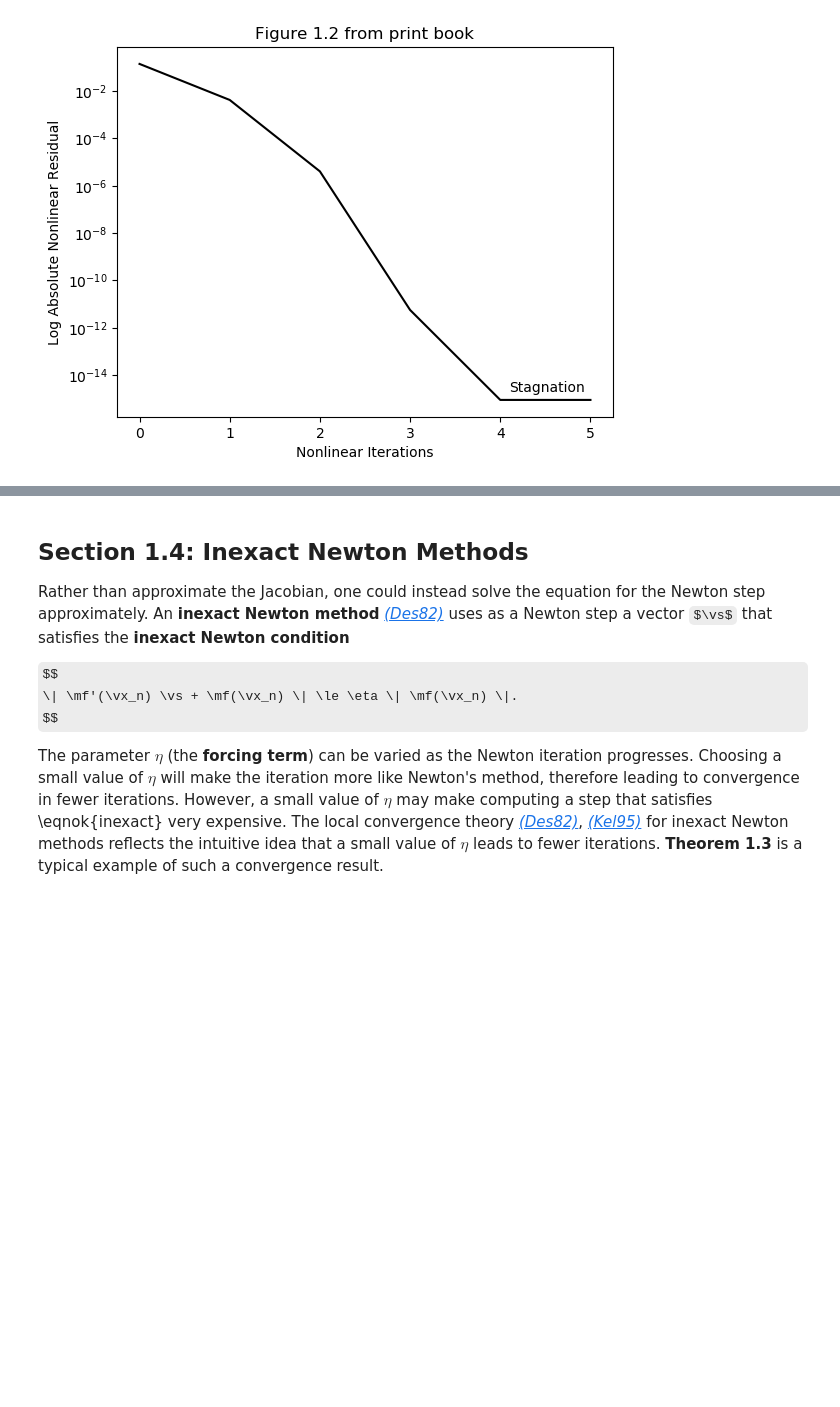
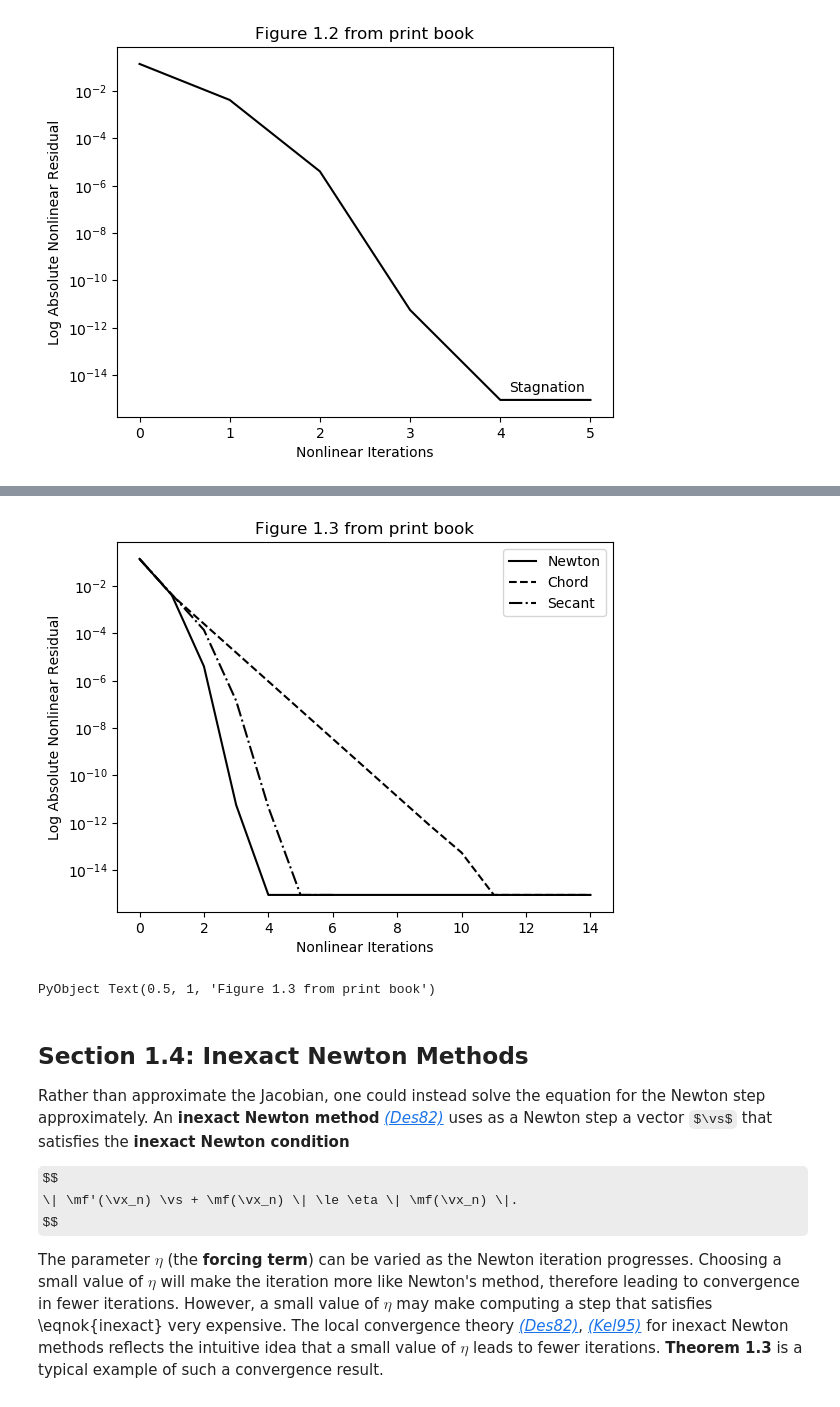
Before and after one commit to ctkelley/NotebookSIAMFANL, a Jupyter notebook: SIAMFANLCh1.ipynb, the cells around one changed output, grey strips where cells are left out. Drawn from its saved outputs; the diff is of its cells as text; code cells hidden in the pictures; some formulas as TeX source; blank space fills up the shorter version.

```diff
--- a/SIAMFANLCh1.ipynb
+++ b/SIAMFANLCh1.ipynb
@@ -470,3 +494,8 @@ but drops less rapidly than the one for Newton's method.
+# %%
+fig1dot3()
+# %% [output]
+[figure, added]
+PyObject Text(0.5, 1, 'Figure 1.3 from print book')
 # %% [markdown]
 ## Section 1.4: Inexact Newton Methods
 
```
Also changed, not shown: parts of 2 cells of this notebook, 4 other files.
